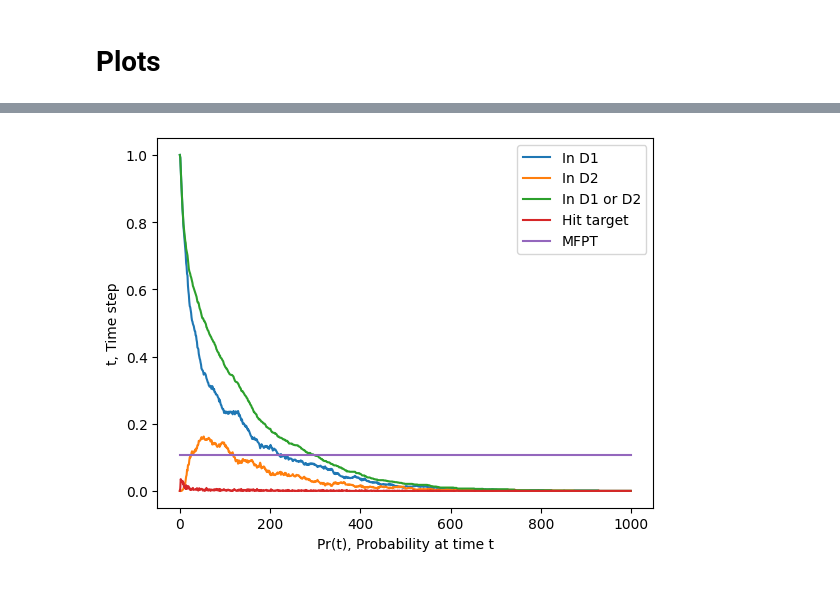
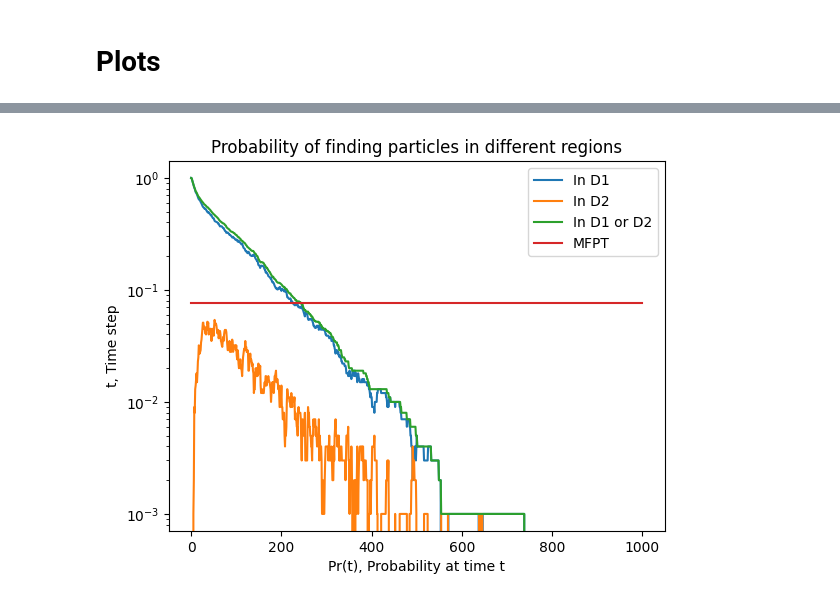
Before and after one commit to shreeganeshasharma/ParticleSimulations, a Jupyter notebook: 2DWithoutPores.ipynb, the cells around one changed output, grey strips where cells are left out. Saved outputs shown, nothing was run; the diff lists cells and outputs as text; code cells hidden in the pictures.

```diff
--- a/2DWithoutPores.ipynb
+++ b/2DWithoutPores.ipynb
@@ -20,7 +20,7 @@ import math
 import numpy as np
 from scipy.stats import bernoulli
 import matplotlib.pyplot as plt
-
+np.random.seed(1653)
 #Brownian motion parameters
 #Dimensions - 1, 2 or 3
 dim = 2
@@ -37,7 +37,7 @@ R2 = 1
 #Diffusivity of inner medium
 D1 = 1
 #Diffusivity of outer medium
-D2 = 10
+D2 = 100
 
 #Radius of the target at the center
 R = R1 / 5
@@ -626,0 +2477,29 @@ plt.colorbar()
+# %%
+#Plot a heatmap of probability of particles
+gridX = 100
+gridT = nums
+pos = np.round(np.linspace(0, 1, gridX + 1), 2)
+tim = np.linspace(0, gridT, gridT+1)
+PDF1D = np.zeros((gridT, gridX+1))
+
+#Derive a heatmap of the particles
+#Find the norm of particles at each time step
+Z = np.linalg.norm(Y/R2, axis=0)
+
+#Quantize it to 2 ( = log10(gridX)) decimal places as grix X is with such precision
+Z = np.round(Z, 2)
+
+for t in range(nums):
+#position of all particles at time t
+  for p in range(len(pos)):
+    PDF1D[t][p] = np.count_nonzero(Z[t, :] == pos[p])
+
+#Plot the heatmap of pdf
+plt.title("Joint PDF of particles, P(x, t)")
+#PDF1D is a 2D matrix with (0,0)th element on top left. Fip vertically
+plt.yscale('log')
+plt.imshow(np.flipud(PDF1D/nump), cmap = 'flag', extent = [0, 1, dt, dt*nums], aspect = "auto")
+plt.xlabel("Distance, norm(x)")
+plt.ylabel("Time, t")
+plt.colorbar()
+plt.savefig(f'/content/drive/MyDrive/Images/2D/WithoutPores/Heat_Ito_{nump}_{nums}_{D1}_{D2}.png')
@@ -1055,26 +2935,27 @@ Mean First Passage Time =  106.77559462254395
 # %%
 #Probability of finding a particle in medium1 or medium2 or hiting the target
 count1 = np.zeros(nums)
 count2 = np.zeros(nums)
 count3 = np.zeros(nums)
 for t in range(nums):
   for p in range(nump):
     count3[t] += np.count_nonzero((0 < np.linalg.norm(Y[:, t, p])) & (np.linalg.norm(Y[:, t, p]) < R))
     count1[t] += np.count_nonzero((R < np.linalg.norm(Y[:, t, p])) & (np.linalg.norm(Y[:, t, p]) < R1))
     count2[t] += np.count_nonzero((R1 < np.linalg.norm(Y[:, t, p])) & (np.linalg.norm(Y[:, t, p]) < R2))
 
 xticks = np.linspace(1/nums, 1, nums)
 yticks = np.linspace(1/nums, 1, nums)
-
+plt.yscale("log")
 plt.plot(count1/nump)
 plt.plot(count2/nump)
 plt.plot((count1 + count2)/nump)
-plt.plot(count3/nump)
 plt.plot(np.tile(MFPT/nums, nums))
-plt.legend(["In D1", "In D2", "In D1 or D2", "Hit target","MFPT"])
+#plt.plot(count3/nump)
+plt.legend(["In D1", "In D2", "In D1 or D2", "MFPT", "Hit target"])
 plt.ylabel("t, Time step")
 plt.xlabel("Pr(t), Probability at time t")
+plt.title("Probability of finding particles in different regions")
+plt.savefig(f'/content/drive/MyDrive/Images/2D/WithoutPores/Prob_Iso_{nump}_{nums}_{D1}_{D2}.png')
 plt.show()
-#plt.savefig('/content/drive/MyDrive/Images/Prob_Iso_10_1.png')
 # %% [output]
-[figure, old version]
+[figure, new version]
```
Also changed, not shown: parts of 131 cells of this notebook.
